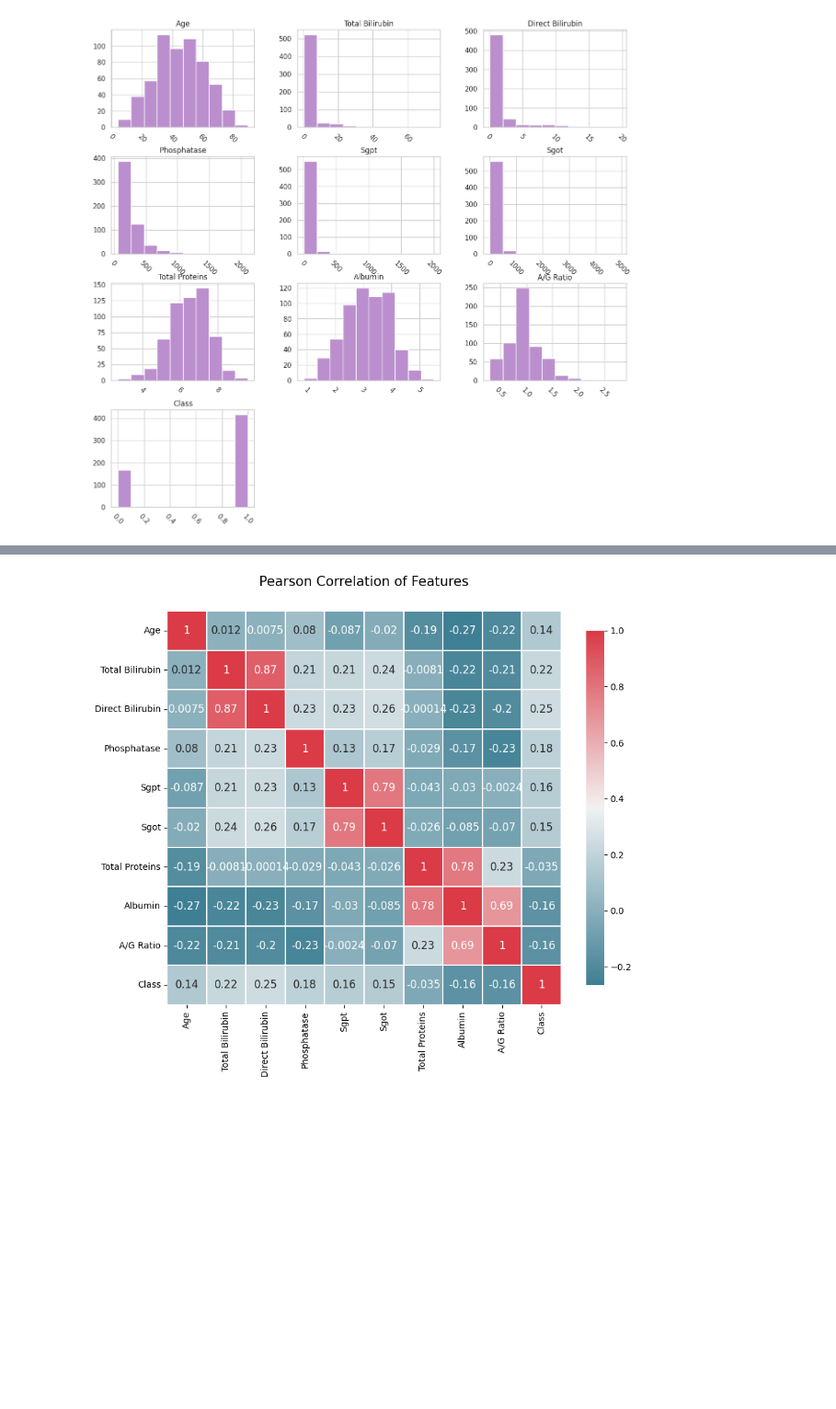
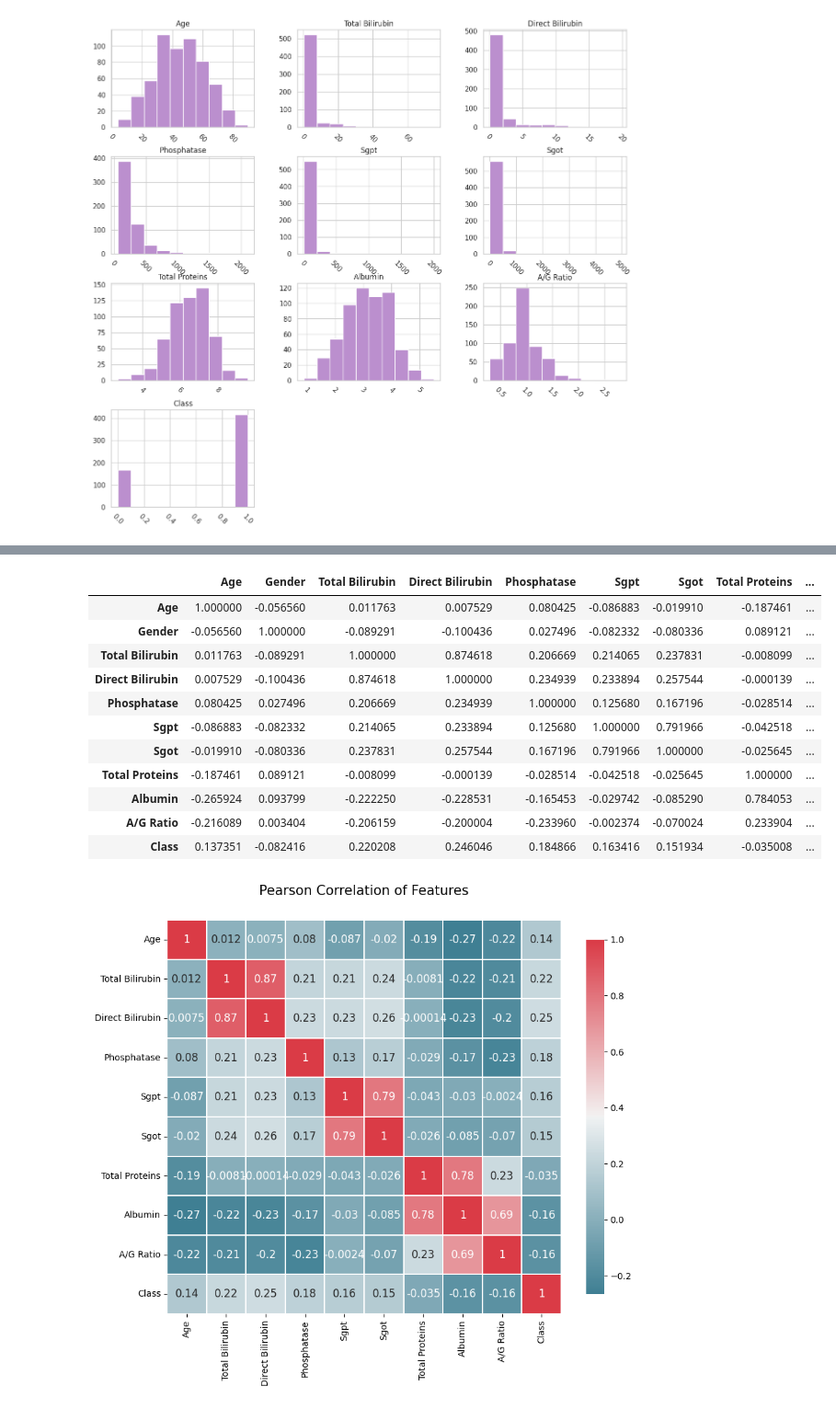
Before and after one commit to Evans2424/IACEC_Project_Model_Performance_Analysis, a Jupyter notebook: IACEC_MLProject.ipynb, the cells around one changed output, grey strips where cells are left out. Shown at 92% size. Cells and saved outputs as stored; diff of their text form; code cells hidden in the pictures; blank space fills up the shorter version.

```diff
--- a/IACEC_MLProject.ipynb
+++ b/IACEC_MLProject.ipynb
@@ -238,6 +240,25 @@ liver_df1.head()
 | 2 | 62 | 0 | 7.3 | 4.1 | 490.0 | 60.0 | 68.0 | 7.0 | ... |
 | 3 | 58 | 0 | 1.0 | 0.4 | 182.0 | 14.0 | 20.0 | 6.8 | ... |
 | 4 | 72 | 0 | 3.9 | 2.0 | 195.0 | 27.0 | 59.0 | 7.3 | ... |
+# %%
+liver_df1.corr()
+
+#Positive correlations -> one feature increases other also increases
+#Negative correlations -> one feature increases other descreases
+#close to 0 -> weak relationship
+# %% [output]
+|  | Age | Gender | Total Bilirubin | Direct Bilirubin | Phosphatase | Sgpt | Sgot | Total Proteins | ... |
+| Age | 1.000000 | -0.056560 | 0.011763 | 0.007529 | 0.080425 | -0.086883 | -0.019910 | -0.187461 | ... |
+| Gender | -0.056560 | 1.000000 | -0.089291 | -0.100436 | 0.027496 | -0.082332 | -0.080336 | 0.089121 | ... |
+| Total Bilirubin | 0.011763 | -0.089291 | 1.000000 | 0.874618 | 0.206669 | 0.214065 | 0.237831 | -0.008099 | ... |
+| Direct Bilirubin | 0.007529 | -0.100436 | 0.874618 | 1.000000 | 0.234939 | 0.233894 | 0.257544 | -0.000139 | ... |
+| Phosphatase | 0.080425 | 0.027496 | 0.206669 | 0.234939 | 1.000000 | 0.125680 | 0.167196 | -0.028514 | ... |
+| Sgpt | -0.086883 | -0.082332 | 0.214065 | 0.233894 | 0.125680 | 1.000000 | 0.791966 | -0.042518 | ... |
+| Sgot | -0.019910 | -0.080336 | 0.237831 | 0.257544 | 0.167196 | 0.791966 | 1.000000 | -0.025645 | ... |
+| Total Proteins | -0.187461 | 0.089121 | -0.008099 | -0.000139 | -0.028514 | -0.042518 | -0.025645 | 1.000000 | ... |
+| Albumin | -0.265924 | 0.093799 | -0.222250 | -0.228531 | -0.165453 | -0.029742 | -0.085290 | 0.784053 | ... |
+| A/G Ratio | -0.216089 | 0.003404 | -0.206159 | -0.200004 | -0.233960 | -0.002374 | -0.070024 | 0.233904 | ... |
+| Class | 0.137351 | -0.082416 | 0.220208 | 0.246046 | 0.184866 | 0.163416 | 0.151934 | -0.035008 | ... |
 # %%
 def correlation_heatmap(df):
     _ , ax = plt.subplots(figsize =(10, 8))
```
Also changed, not shown: parts of 3 cells of this notebook.
